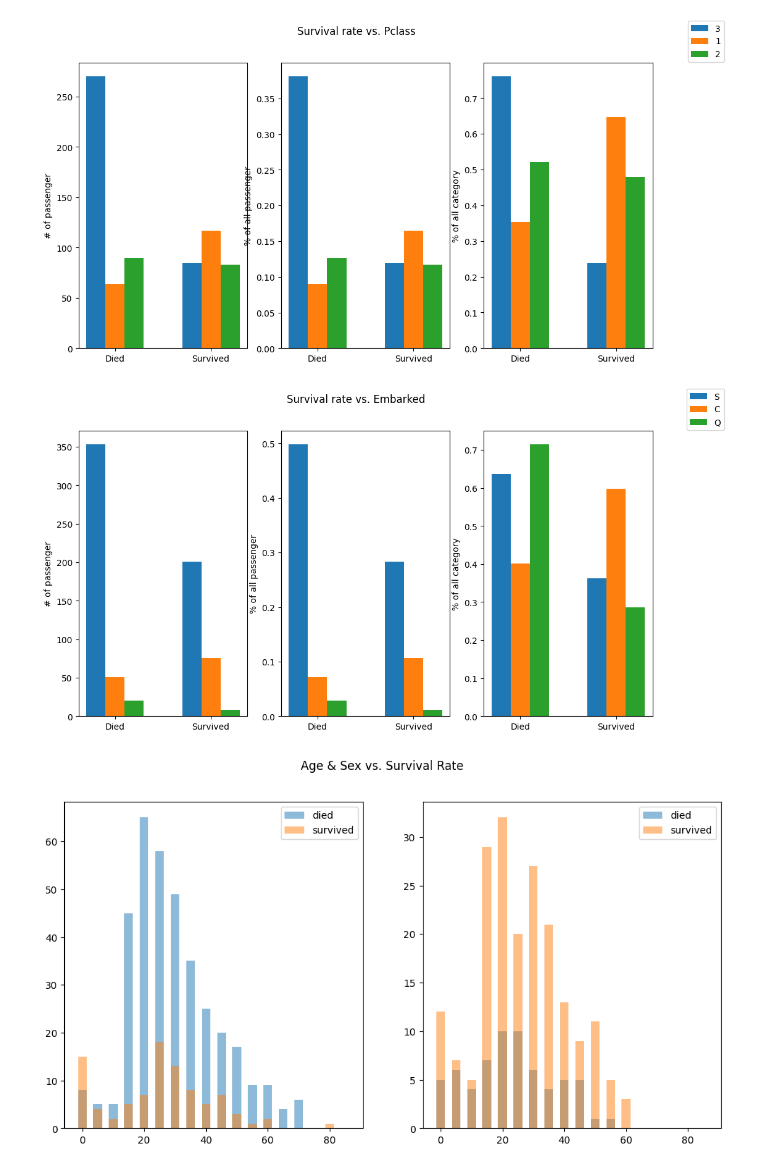
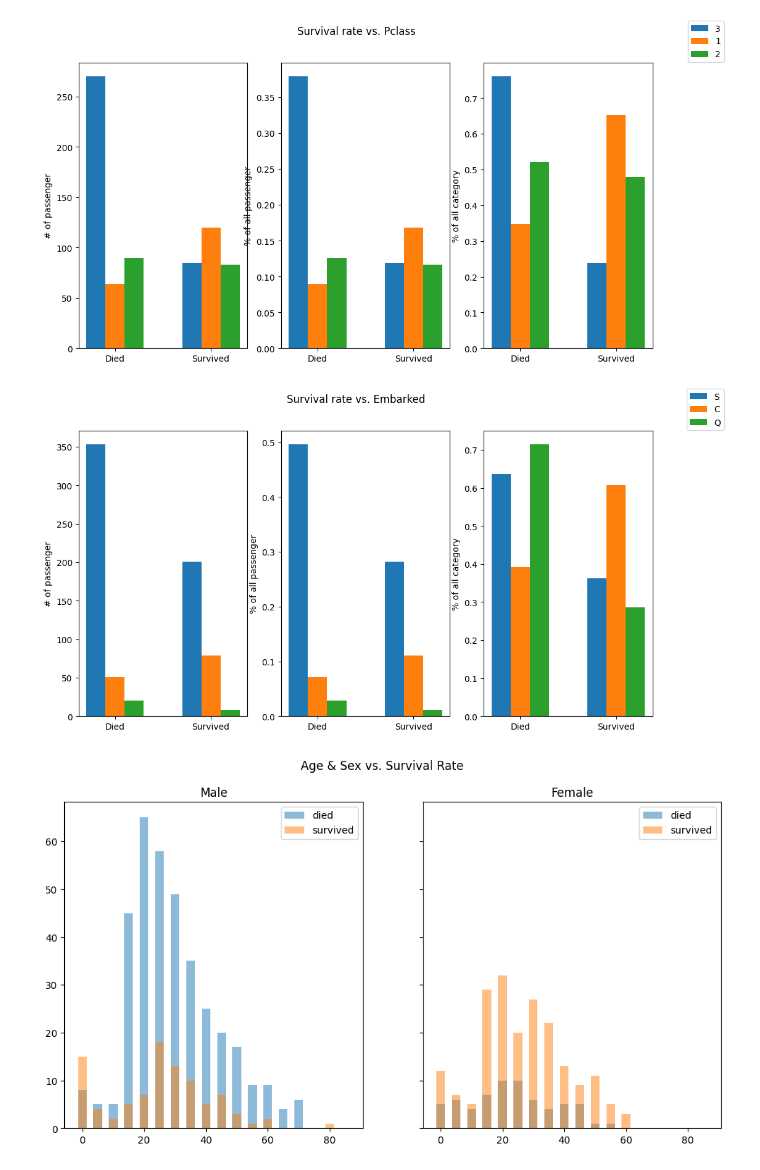
Before and after one commit to alexehrlich/titanic, a Jupyter notebook: data_exploration.ipynb, the cells around one changed output. Drawn from its saved outputs; the diff is of its cells as text; code cells hidden in the pictures.

```diff
--- a/data_exploration.ipynb
+++ b/data_exploration.ipynb
@@ -152,6 +134,6 @@ plt.show()
 # %%
 #Drop the outlier
-outliers = train_df.index[train_df['Fare'] > 300].to_list()
-train_df = train_df.drop(index=outliers)
-plt.hist(list(train_df['Fare']))
-plt.show()
+#outliers = train_df.index[train_df['Fare'] > 300].to_list()
+#train_df = train_df.drop(index=outliers)
+# plt.hist(list(train_df['Fare']))
+# plt.show()
@@ -223,7 +201,7 @@ plot_survival_for_class_features(train_df, 'Pclass')
 # %%
 plot_survival_for_class_features(train_df, 'Embarked')
 # %% [output]
-[figure, old version]
+[figure, new version]
 # %%
 def create_buckets(df, feature, bucket_size=5):
   max = int(train_df['Age'].max(axis=0))
@@ -238,25 +216,29 @@ def create_buckets(df, feature, bucket_size=5):
 # %%
 male_survived_df = train_df[(train_df['Sex'] == 'male') & (train_df['Survived'] == 1)]
 male_died_df = train_df[(train_df['Sex'] == 'male') & (train_df['Survived'] == 0)]
 female_survived_df = train_df[(train_df['Sex'] == 'female') & (train_df['Survived'] == 1)]
 female_died_df = train_df[(train_df['Sex'] == 'female') & (train_df['Survived'] == 0)]
 
 male_survived_buckets = create_buckets(male_survived_df, 'Age')
 male_died_buckets = create_buckets(male_died_df, 'Age')
 female_survived_buckets = create_buckets(female_survived_df, 'Age')
 female_died_buckets = create_buckets(female_died_df, 'Age')
 
-fig, axes = plt.subplots(nrows=1, ncols=2, figsize=(12,6))
+fig, axes = plt.subplots(nrows=1, ncols=2, sharey=True, figsize=(12,6))
 axes = axes.flatten()
 
 plt.suptitle("Age & Sex vs. Survival Rate")
-axes[0].bar([age for age in male_died_buckets.keys()], [len(count) for count in male_died_buckets.values()], width=2.8, alpha=0.5, label='died')
-axes[0].bar([age for age in male_survived_buckets.keys()], [len(count) for count in male_survived_buckets.values()], width=2.8, alpha=0.5, label='survived')
-axes[1].bar([age for age in female_died_buckets.keys()], [len(count) for count in female_died_buckets.values()], width=2.8, alpha=0.5, label='died')
-axes[1].bar([age for age in female_survived_buckets.keys()], [len(count) for count in female_survived_buckets.values()], width=2.8, alpha=0.5, label='survived')
+ages = [age for age in male_died_buckets.keys()]
+axes[0].bar(ages, [len(count) for count in male_died_buckets.values()], width=2.8, alpha=0.5, label='died')
+axes[0].bar(ages, [len(count) for count in male_survived_buckets.values()], width=2.8, alpha=0.5, label='survived')
+axes[0].set_title('Male')
+axes[0].legend()
 
-axes[0].legend()
+axes[1].bar(ages, [len(count) for count in female_died_buckets.values()], width=2.8, alpha=0.5, label='died')
+axes[1].bar(ages, [len(count) for count in female_survived_buckets.values()], width=2.8, alpha=0.5, label='survived')
+axes[1].set_title('Female')
 axes[1].legend()
+
 plt.show()
 # %% [output]
-[figure, old version]
+[figure, new version]
```
Also changed, not shown: parts of 4 cells of this notebook.
